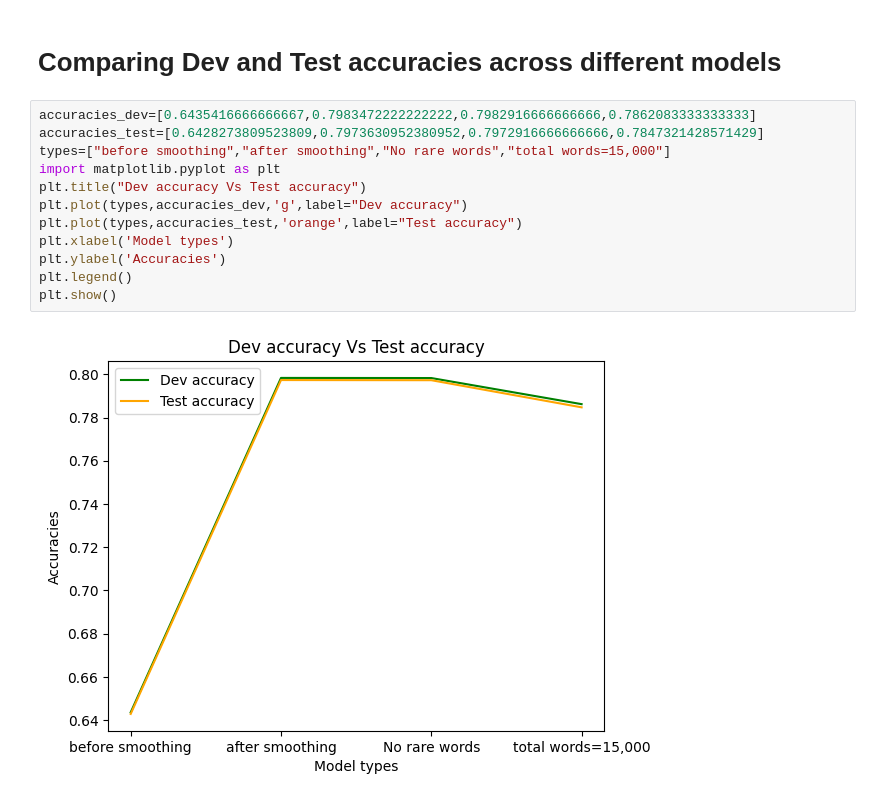
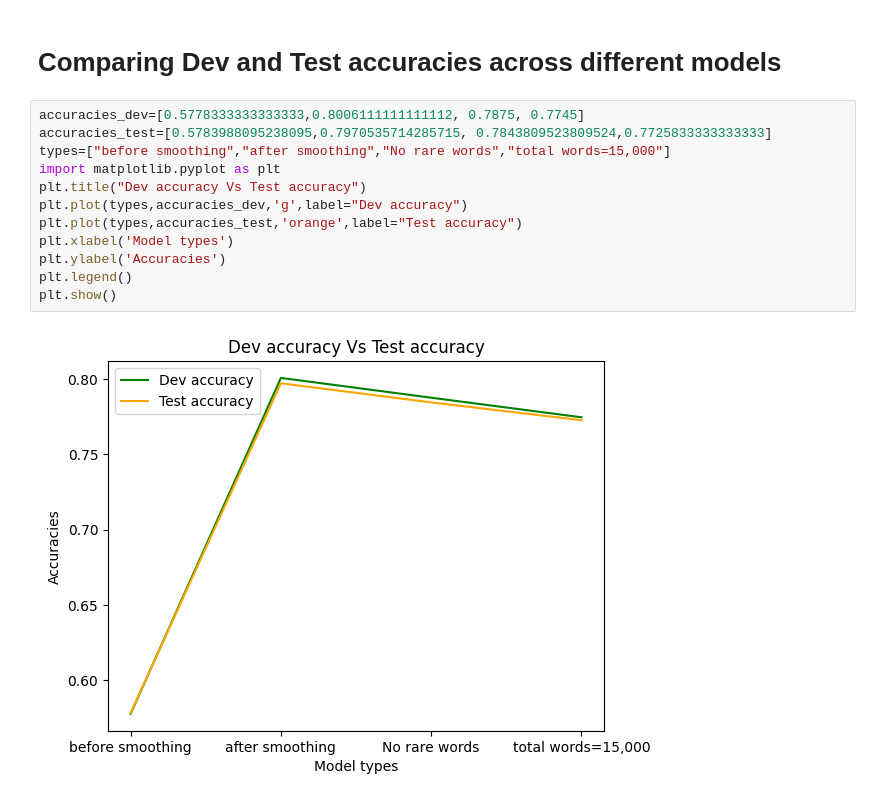
Before and after one commit to Moukthika1253/NaiveBayesClassifier-Rotten-Tomato-reviews, a Jupyter notebook: NBC_Rotten_tomato_reviews.ipynb, the cells around one changed output. Drawn from its saved outputs; the diff is of its cells as text.

```diff
--- a/NBC_Rotten_tomato_reviews.ipynb
+++ b/NBC_Rotten_tomato_reviews.ipynb
@@ -442,16 +449,16 @@ Accuracy on Test dataset:  0.7847321428571429
 # %% [markdown]
 # Comparing Dev and Test accuracies across different models
 # %%
-accuracies_dev=[0.6435416666666667,0.7983472222222222,0.7982916666666666,0.7862083333333333]
-accuracies_test=[0.6428273809523809,0.7973630952380952,0.7972916666666666,0.7847321428571429]
+accuracies_dev=[0.5778333333333333,0.8006111111111112, 0.7875, 0.7745]
+accuracies_test=[0.5783988095238095,0.7970535714285715, 0.7843809523809524,0.7725833333333333]
 types=["before smoothing","after smoothing","No rare words","total words=15,000"]
 import matplotlib.pyplot as plt
 plt.title("Dev accuracy Vs Test accuracy")
 plt.plot(types,accuracies_dev,'g',label="Dev accuracy")
 plt.plot(types,accuracies_test,'orange',label="Test accuracy")
 plt.xlabel('Model types')
 plt.ylabel('Accuracies')
 plt.legend()
 plt.show()
 # %% [output]
-[figure, old version]
+[figure, new version]
```
Also changed, not shown: parts of 29 cells of this notebook.
